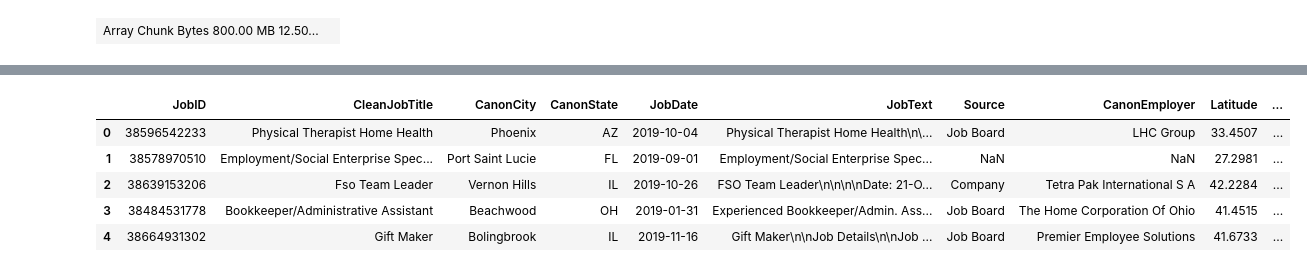
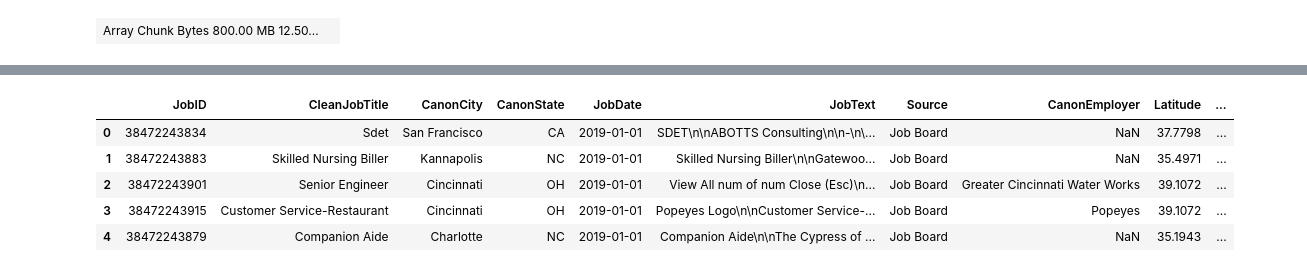
Before and after one commit to ramonprz01/bg-insead-project, a Jupyter notebook: unsupervised_ml/01_dask_clean.ipynb, the cells around one changed output, grey strips where cells are left out. Drawn from its saved outputs; the diff is of its cells as text; code cells hidden in the pictures.

```diff
--- a/unsupervised_ml/01_dask_clean.ipynb
+++ b/unsupervised_ml/01_dask_clean.ipynb
@@ -48,0 +54,3 @@ del x
+# %%
+path_in = '/Volumes/LaCie SSD/bgdata/data_19/test/'
+path_in
@@ -76,15 +86,15 @@ dtypes={'JobID': np.str, 'CleanJobTitle': np.str, 'JobDomain': np.str,
         'ConsolidatedDegreeLevels': np.str, 'MaxDegreeLevel': np.str, 'MinDegreeLevel': np.str,
                        }
 # %%
-ddf = dd.read_csv('/Volumes/LaCie SSD/bgdata/random_data/samp_20_19/r*.csv',
+ddf = dd.read_csv(os.path.join(path_in, 'da*.csv'),
                  engine='python',
                  dtype=dtypes,
-                 sample=2_500_000,
+#                  sample=250_000_000,
 #                  encoding='latin-1',
 #                  encoding='utf-8',
                  assume_missing=True,
                  error_bad_lines=False,
-#                  blocksize=None,
+                 blocksize=None,
                  usecols=best_list,
 #                  parse_dates=['JobDate']
                 )
@@ -102,5 +111,5 @@ Dask Name: from-delayed, 219 tasks
 # %%
 %%time
 
-# ddf = ddf.repartition(npartitions=70)
+ddf00 = ddf.repartition(npartitions=70)
 # %% [output]
@@ -109,5 +118,5 @@ Wall time: 5.72 µs
 # %%
 %%time
 
-ddf.head()
+ddf00.head()
 # %% [output]
@@ -116,9 +125,9 @@ Wall time: 1.49 s
 |  | JobID | CleanJobTitle | CanonCity | CanonState | JobDate | JobText | Source | CanonEmployer | Latitude | ... |
-| 0 | 38596542233 | Physical Therapist Home Health | Phoenix | AZ | 2019-10-04 | Physical Therapist Home Health\n\... | Job Board | LHC Group | 33.4507 | ... |
-| 1 | 38578970510 | Employment/Social Enterprise Spec... | Port Saint Lucie | FL | 2019-09-01 | Employment/Social Enterprise Spec... | NaN | NaN | 27.2981 | ... |
-| 2 | 38639153206 | Fso Team Leader | Vernon Hills | IL | 2019-10-26 | FSO Team Leader\n\n\n\nDate: 21-O... | Company | Tetra Pak International S A | 42.2284 | ... |
-| 3 | 38484531778 | Bookkeeper/Administrative Assistant | Beachwood | OH | 2019-01-31 | Experienced Bookkeeper/Admin. Ass... | Job Board | The Home Corporation Of Ohio | 41.4515 | ... |
-| 4 | 38664931302 | Gift Maker | Bolingbrook | IL | 2019-11-16 | Gift Maker\n\nJob Details\n\nJob ... | Job Board | Premier Employee Solutions | 41.6733 | ... |
+| 0 | 38472243834 | Sdet | San Francisco | CA | 2019-01-01 | SDET\n\nABOTTS Consulting\n\n-\n\... | Job Board | NaN | 37.7798 | ... |
+| 1 | 38472243883 | Skilled Nursing Biller | Kannapolis | NC | 2019-01-01 | Skilled Nursing Biller\n\nGatewoo... | Job Board | NaN | 35.4971 | ... |
+| 2 | 38472243901 | Senior Engineer | Cincinnati | OH | 2019-01-01 | View All num of num Close (Esc)\n... | Job Board | Greater Cincinnati Water Works | 39.1072 | ... |
+| 3 | 38472243915 | Customer Service-Restaurant | Cincinnati | OH | 2019-01-01 | Popeyes Logo\n\nCustomer Service-... | Job Board | Popeyes | 39.1072 | ... |
+| 4 | 38472243879 | Companion Aide | Charlotte | NC | 2019-01-01 | Companion Aide\n\nThe Cypress of ... | Job Board | NaN | 35.1943 | ... |
 # %%
 %%time
 
```
Also changed, not shown: parts of 62 cells of this notebook.
